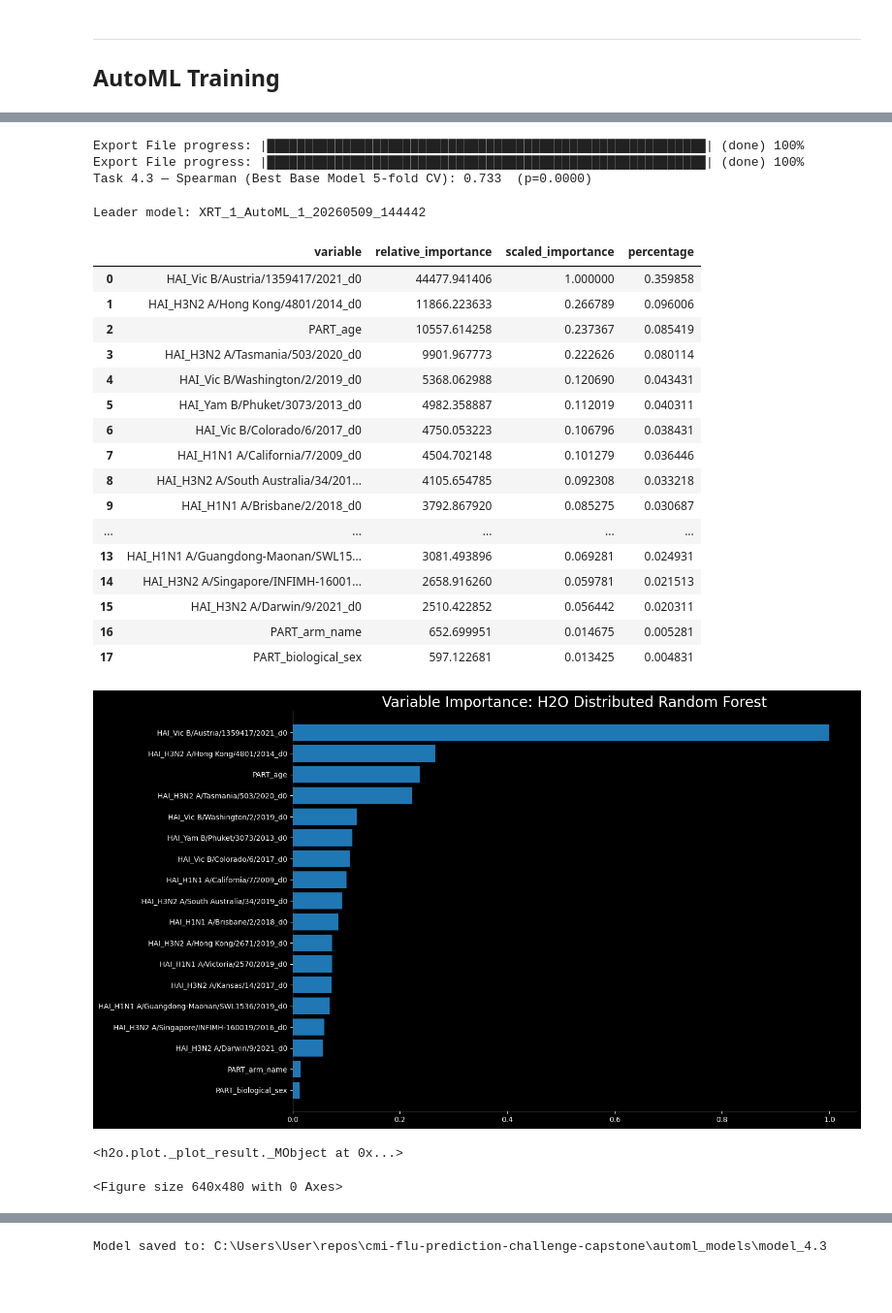
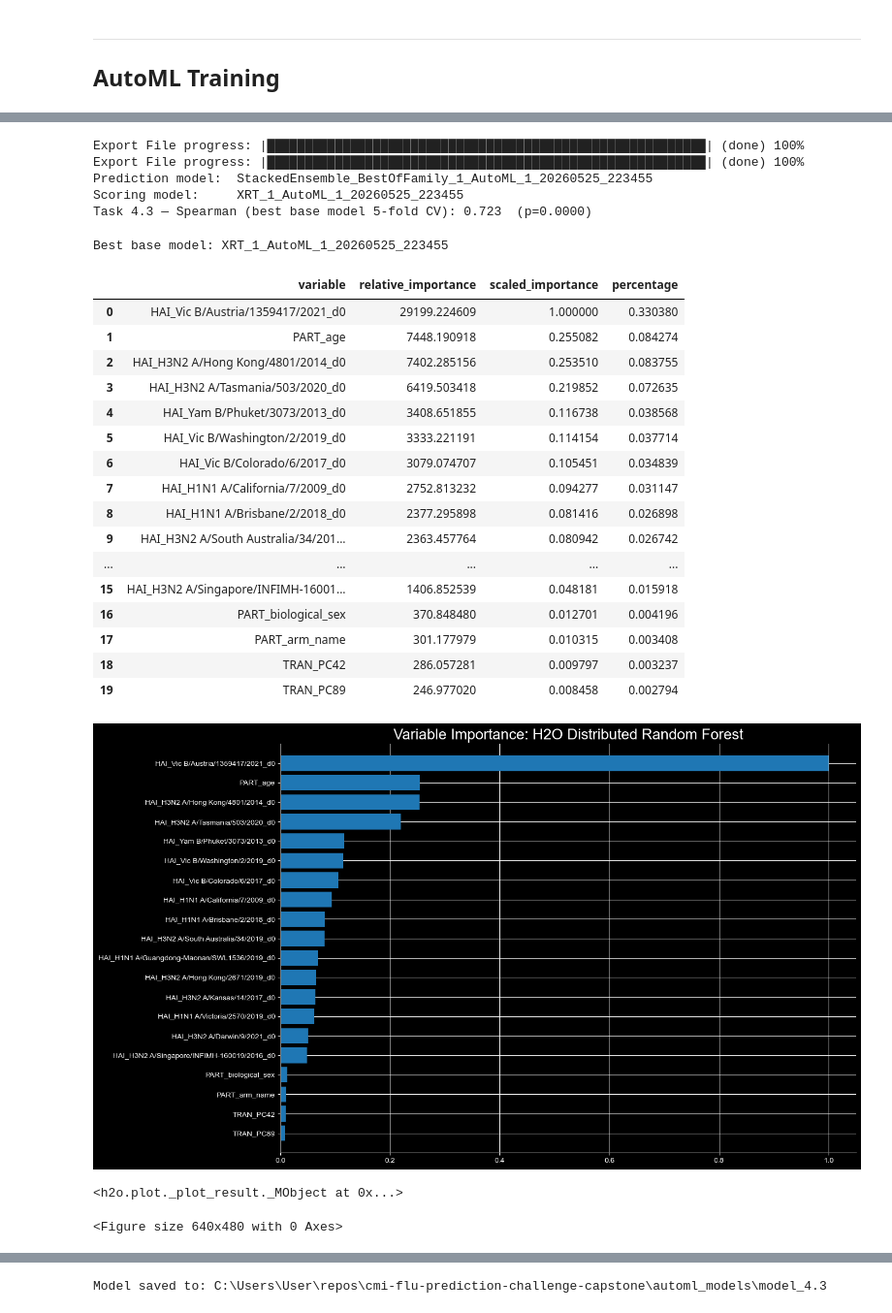
Before and after one commit to DirtyChay/cmi-flu-prediction-challenge-capstone, a Jupyter notebook: automl_models/task_4_3.ipynb, the cells around one changed output, grey strips where cells are left out. Shown at 97% size. Cells and saved outputs as stored; diff of their text form; code cells hidden in the pictures; blank space fills up the shorter version.

```diff
--- a/automl_models/task_4_3.ipynb
+++ b/automl_models/task_4_3.ipynb
@@ -24,5 +27,5 @@ AUTO_ML_MAX_RUNTIME_SECONDS = 600
 # %%
-PARQUET_PATH = '../merged_data/combined.parquet'
+CSV_PATH = '../merged_data/combined.csv'
 CHALLENGE_DATA_PATH = '../cleaned_data'
 SUBMISSION_PATH = '../automl_submission'
 # %%
@@ -49,6 +54,6 @@ Only ~920 / 3757 participants have `HAI_Vic B/Austria/1359417/2021_d28`. Two opt
 1. **Drop rows without the target** (current approach below) — clean but discards ~75% of the data.
 2. **TODO: Borrow from similar strains.** Other Vic B strains (e.g. earlier B/Victoria lineage strains in the same dataset) may carry signal. Could either (a) impute the target from a correlated strain, or (b) train a multi-target model and only score on this strain. Defer until we have a baseline.
 # %%
-df = pd.read_parquet(PARQUET_PATH)
+df = pd.read_csv(CSV_PATH)
 print(f'Pre-filtered shape: {df.shape}')
 # %% [output]
@@ -117,11 +152,15 @@ Shape: (920, 27989)
 
 Drop columns missing in more than half the 920 rows — they're too gappy for models to learn from and they slow training enough that tree models time out (which is why the previous run produced only a GLM).
 # %%
-MISSING_THRESHOLD = 0.5
+miss_frac = df.isna().mean()
+sparse_cols = miss_frac[miss_frac > MISSING_THRESHOLD].index
 
-miss_frac = df.isna().mean()
-high_miss = [c for c in miss_frac[miss_frac > MISSING_THRESHOLD].index if c != TARGET_COL]
-df = df.drop(columns=high_miss)
-print(f'Dropped {len(high_miss)} columns with >{MISSING_THRESHOLD:.0%} missing.')
+if FORCE_KEEP_TRANSCRIPTOMICS:
+    cols_to_drop = [c for c in sparse_cols if c != TARGET_COL and c not in tran_cols]
+else:
+    cols_to_drop = [c for c in sparse_cols if c != TARGET_COL]
+
+df = df.drop(columns=cols_to_drop)
+print(f'Dropped {len(cols_to_drop)} columns with >{MISSING_THRESHOLD:.0%} missing.')
 print(f'Shape: {df.shape}')
 # %% [output]
@@ -238,43 +282,50 @@ Export File progress: |███████████████████
 # %%
-# Grab the best base model (skipping troublesome for coding ensembles)
-best_base_model_id = lb_df[~lb_df['model_id'].str.contains('StackedEnsemble')]['model_id'].iloc[0]
-top_model = h2o.get_model(best_base_model_id)
+# Best overall (may be a StackedEnsemble) — used for predictions and saved as the deliverable
+top_model = h2o.get_model(lb_df['model_id'].iloc[0])
 
-# Now we can safely get CV predictions
-cv_preds = top_model.cross_validation_holdout_predictions().as_data_frame(use_multi_thread=True)['predict']
+# Best non-ensemble — used for Spearman CV and varimp, since StackedEnsembles don't expose
+# cross-validation holdout predictions in the same way base models do.
+top_base_model_id = lb_df[~lb_df['model_id'].str.contains('StackedEnsemble')]['model_id'].iloc[0]
+top_base_model = h2o.get_model(top_base_model_id)
+
+cv_preds = top_base_model.cross_validation_holdout_predictions().as_data_frame(use_multi_thread=True)['predict']
 actuals = data[y].as_data_frame(use_multi_thread=True)[y]
 
 rho, pval = spearmanr(actuals, cv_preds)
-print(f'Task 4.3 — Spearman (Best Base Model 5-fold CV): {rho:.3f}  (p={pval:.4f})')
+print(f'Prediction model:  {top_model.model_id}')
+print(f'Scoring model:     {top_base_model.model_id}')
+print(f'Task 4.3 — Spearman (best base model 5-fold CV): {rho:.3f}  (p={pval:.4f})')
 # %% [output]
 Export File progress: |██████████████████████████████████████████████████████████| (done) 100%
 Export File progress: |██████████████████████████████████████████████████████████| (done) 100%
-Task 4.3 — Spearman (Best Base Model 5-fold CV): 0.733  (p=0.0000)
+Prediction model:  StackedEnsemble_BestOfFamily_1_AutoML_1_20260525_223455
+Scoring model:     XRT_1_AutoML_1_20260525_223455
+Task 4.3 — Spearman (best base model 5-fold CV): 0.723  (p=0.0000)
 # %%
-print(f'Leader model: {top_model.model_id}')
-varimp = top_model.varimp(use_pandas=True)
+print(f'Best base model: {top_base_model.model_id}')
+varimp = top_base_model.varimp(use_pandas=True)
 display(varimp.head(20))
-top_model.varimp_plot(num_of_features=20)
+top_base_model.varimp_plot(num_of_features=20)
 # %% [output]
-Leader model: XRT_1_AutoML_1_20260509_144442
+Best base model: XRT_1_AutoML_1_20260525_223455
 |  | variable | relative_importance | scaled_importance | percentage |
-| 0 | HAI_Vic B/Austria/1359417/2021_d0 | 44477.941406 | 1.000000 | 0.359858 |
-| 1 | HAI_H3N2 A/Hong Kong/4801/2014_d0 | 11866.223633 | 0.266789 | 0.096006 |
-| 2 | PART_age | 10557.614258 | 0.237367 | 0.085419 |
-| 3 | HAI_H3N2 A/Tasmania/503/2020_d0 | 9901.967773 | 0.222626 | 0.080114 |
-| 4 | HAI_Vic B/Washington/2/2019_d0 | 5368.062988 | 0.120690 | 0.043431 |
-| 5 | HAI_Yam B/Phuket/3073/2013_d0 | 4982.358887 | 0.112019 | 0.040311 |
-| 6 | HAI_Vic B/Colorado/6/2017_d0 | 4750.053223 | 0.106796 | 0.038431 |
-| 7 | HAI_H1N1 A/California/7/2009_d0 | 4504.702148 | 0.101279 | 0.036446 |
-| 8 | HAI_H3N2 A/South Australia/34/201... | 4105.654785 | 0.092308 | 0.033218 |
-| 9 | HAI_H1N1 A/Brisbane/2/2018_d0 | 3792.867920 | 0.085275 | 0.030687 |
+| 0 | HAI_Vic B/Austria/1359417/2021_d0 | 29199.224609 | 1.000000 | 0.330380 |
+| 1 | PART_age | 7448.190918 | 0.255082 | 0.084274 |
+| 2 | HAI_H3N2 A/Hong Kong/4801/2014_d0 | 7402.285156 | 0.253510 | 0.083755 |
+| 3 | HAI_H3N2 A/Tasmania/503/2020_d0 | 6419.503418 | 0.219852 | 0.072635 |
+| 4 | HAI_Yam B/Phuket/3073/2013_d0 | 3408.651855 | 0.116738 | 0.038568 |
+| 5 | HAI_Vic B/Washington/2/2019_d0 | 3333.221191 | 0.114154 | 0.037714 |
+| 6 | HAI_Vic B/Colorado/6/2017_d0 | 3079.074707 | 0.105451 | 0.034839 |
+| 7 | HAI_H1N1 A/California/7/2009_d0 | 2752.813232 | 0.094277 | 0.031147 |
+| 8 | HAI_H1N1 A/Brisbane/2/2018_d0 | 2377.295898 | 0.081416 | 0.026898 |
+| 9 | HAI_H3N2 A/South Australia/34/201... | 2363.457764 | 0.080942 | 0.026742 |
 | ... | ... | ... | ... | ... |
-| 13 | HAI_H1N1 A/Guangdong-Maonan/SWL15... | 3081.493896 | 0.069281 | 0.024931 |
-| 14 | HAI_H3N2 A/Singapore/INFIMH-16001... | 2658.916260 | 0.059781 | 0.021513 |
-| 15 | HAI_H3N2 A/Darwin/9/2021_d0 | 2510.422852 | 0.056442 | 0.020311 |
-| 16 | PART_arm_name | 652.699951 | 0.014675 | 0.005281 |
-| 17 | PART_biological_sex | 597.122681 | 0.013425 | 0.004831 |
+| 15 | HAI_H3N2 A/Singapore/INFIMH-16001... | 1406.852539 | 0.048181 | 0.015918 |
+| 16 | PART_biological_sex | 370.848480 | 0.012701 | 0.004196 |
+| 17 | PART_arm_name | 301.177979 | 0.010315 | 0.003408 |
+| 18 | TRAN_PC42 | 286.057281 | 0.009797 | 0.003237 |
+| 19 | TRAN_PC89 | 246.977020 | 0.008458 | 0.002794 |
-[figure, old version]
+[figure, new version]
 <h2o.plot._plot_result._MObject at 0x...>
 <Figure size 640x480 with 0 Axes>
 # %%
```
Also changed, not shown: parts of 23 cells of this notebook, 12 other files.
